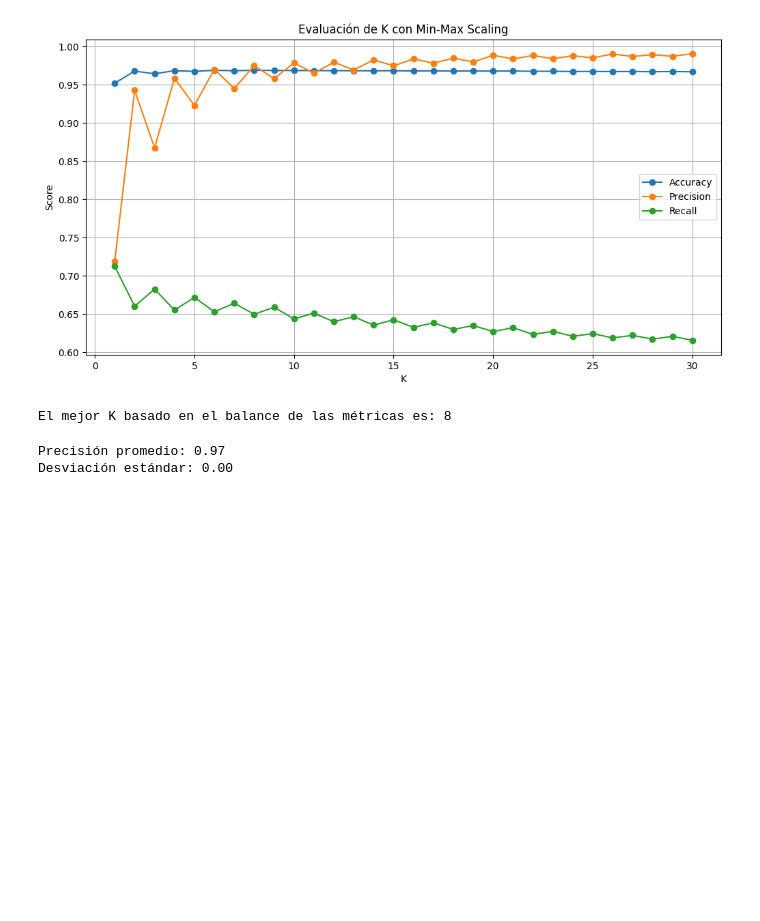
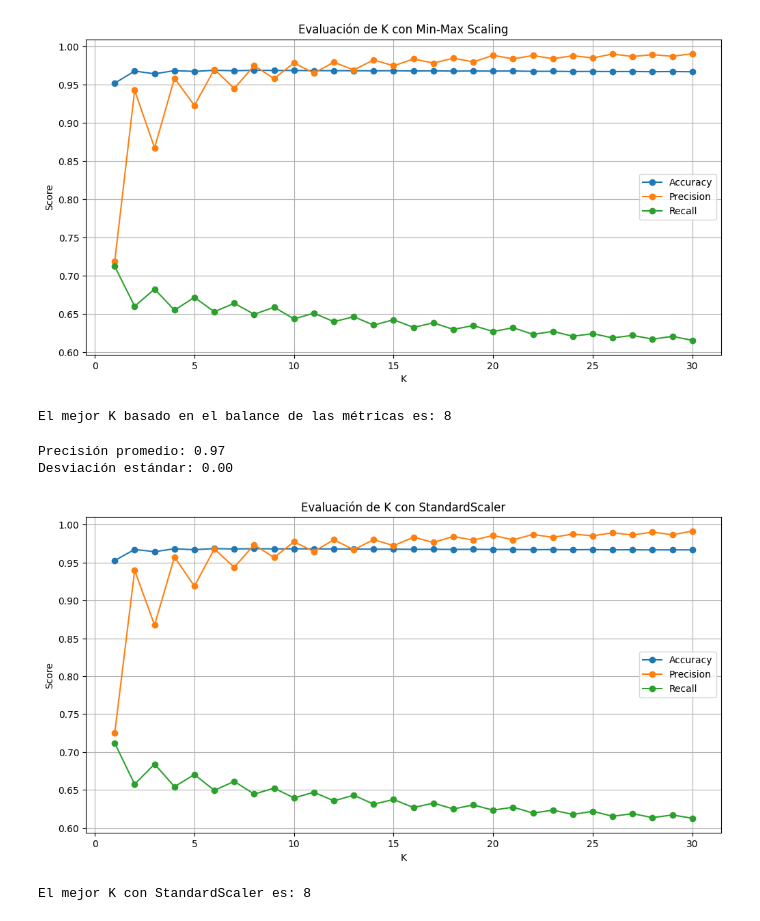
Before and after one commit to Dragnito/Tarea-3-MDD, a Jupyter notebook: main.ipynb, the cells around one changed output. Drawn from its saved outputs; the diff is of its cells as text; code cells hidden in the pictures; blank space fills up the shorter version.

Commit message:
Commit Looff
2) Datos Iniciales vs Datos Limpios (pauta)
5) Se realizo la evaluacion del mejor K con StandarScaler

```diff
--- a/main.ipynb
+++ b/main.ipynb
@@ -184,6 +195,82 @@ print(f"Desviación estándar: {accuracy_desviacion:.2f}")
 # %% [output]
 Precisión promedio: 0.97
 Desviación estándar: 0.00
+# %%
+# 5 Discusion ¿normalizacion o estandarización?
+
+# Reconfigurar KFold
+kf = KFold(n_splits=10, shuffle=True, random_state=42)
+
+# Función para escalar usando StandardScaler
+def standard_scaler(train, test):
+    scaler = StandardScaler()
+    scaler.fit(train)  # Ajustar el escalador solo con el conjunto de entrenamiento
+    train_scaled = scaler.transform(train)
+    test_scaled = scaler.transform(test)
+    return train_scaled, test_scaled
+
+# Listas para almacenar las métricas
+accuracy_scores_std = []
+precision_scores_std = []
+recall_scores_std = []
+
+# Evaluar K=1 a 30
+k_values = range(1, 31)
+best_k_std = None
+best_score_std = -1
+
+# Recorrer valores de K
+for k in k_values:
+    knn = KNeighborsClassifier(n_neighbors=k, weights='uniform')
+    fold_accuracies = []
+    fold_precisions = []
+    fold_recalls = []
+
+    for train_index, test_index in kf.split(X):
+        X_train, X_test = X.iloc[train_index], X.iloc[test_index]
+        y_train, y_test = y.iloc[train_index], y.iloc[test_index]
+
+        # Normalizar con StandardScaler
+        X_train_scaled, X_test_scaled = standard_scaler(X_train, X_test)
+
+        # Entrenar el modelo
+        knn.fit(X_train_scaled, y_train)
+
+        # Predicciones
+        y_pred = knn.predict(X_test_scaled)
+
+        # Métricas
+        fold_accuracies.append(accuracy_score(y_test, y_pred))
+        fold_precisions.append(precision_score(y_test, y_pred, zero_division=0))
+        fold_recalls.append(recall_score(y_test, y_pred, zero_division=0))
+
+    # Promediar métricas para el valor actual de K
+    avg_score = np.mean(fold_accuracies) + np.mean(fold_precisions) + np.mean(fold_recalls)
+    accuracy_scores_std.append(np.mean(fold_accuracies))
+    precision_scores_std.append(np.mean(fold_precisions))
+    recall_scores_std.append(np.mean(fold_recalls))
+
+    # Actualizar el mejor K si es necesario
+    if avg_score > best_score_std:
+        best_score_std = avg_score
+        best_k_std = k
+
+# Graficar las métricas
+plt.figure(figsize=(12, 6))
+plt.plot(k_values, accuracy_scores_std, label='Accuracy', marker='o')
+plt.plot(k_values, precision_scores_std, label='Precision', marker='o')
+plt.plot(k_values, recall_scores_std, label='Recall', marker='o')
+plt.xlabel('K')
+plt.ylabel('Score')
+plt.title('Evaluación de K con StandardScaler')
+plt.legend()
+plt.grid()
+plt.show()
+
+print(f"El mejor K con StandardScaler es: {best_k_std}")
+# %% [output]
+[figure, added]
+El mejor K con StandardScaler es: 8
 # %% [markdown]
 #2 Se eliminaron los datos que fueran valores nulos y aquellos datos que se salieran de los rangos especificados por el enunciado.
 
```
Also changed, not shown: parts of 3 cells of this notebook.
